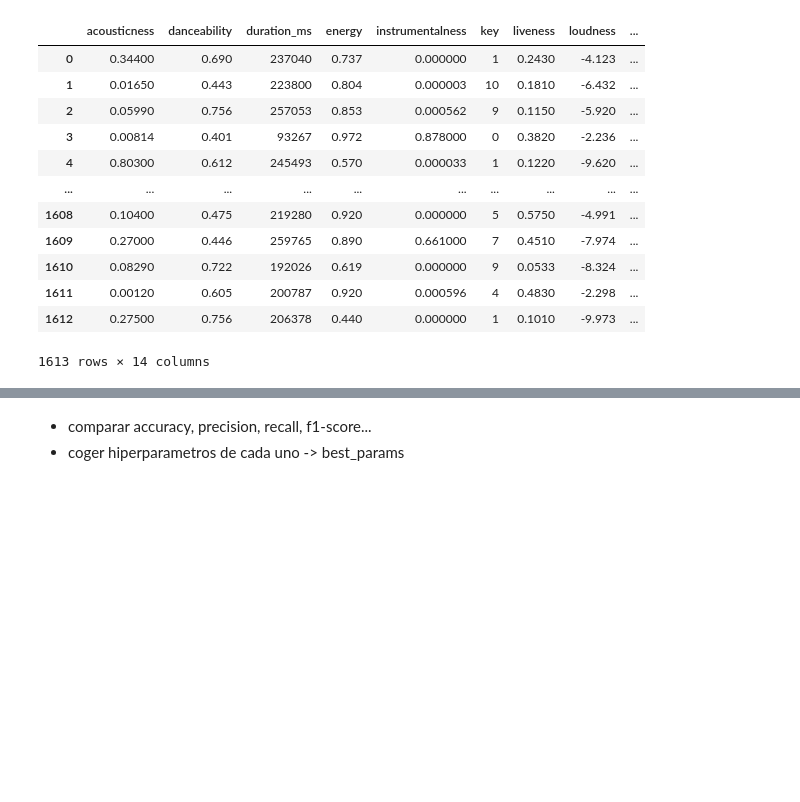
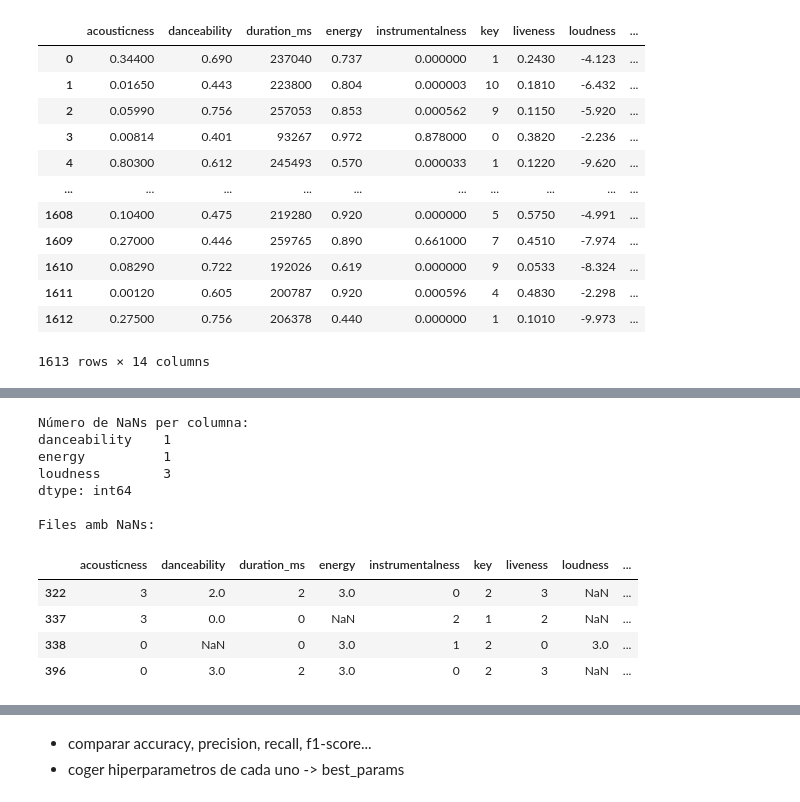
Before and after one commit to laranyeta/APC-Kaggle, a Jupyter notebook: APC_Kaggle_SpotifySongAttributes.ipynb, the cells around one changed output, grey strips where cells are left out. Saved outputs shown, nothing was run; the diff lists cells and outputs as text; code cells hidden in the pictures; blank space fills up the shorter version.

```diff
--- a/APC_Kaggle_SpotifySongAttributes.ipynb
+++ b/APC_Kaggle_SpotifySongAttributes.ipynb
@@ -296,0 +290,25 @@ TypeError: float() argument must be a string or a real number, not 'pandas._libs
+# %%
+# Contar NaN por columna
+nans = X_test.isna().sum()
+nans = nans[nans > 0]
+print("Número de NaNs per columna:")
+print(nans)
+
+print("\nFiles amb NaNs:")
+
+rows_with_nans = X_test[X_test.isna().any(axis=1)]
+index_nans=rows_with_nans.index
+rows_with_nans
+# %% [output]
+Número de NaNs per columna:
+danceability    1
+energy          1
+loudness        3
+dtype: int64
+
+Files amb NaNs:
+|  | acousticness | danceability | duration_ms | energy | instrumentalness | key | liveness | loudness | ... |
+| 322 | 3 | 2.0 | 2 | 3.0 | 0 | 2 | 3 | NaN | ... |
+| 337 | 3 | 0.0 | 0 | NaN | 2 | 1 | 2 | NaN | ... |
+| 338 | 0 | NaN | 0 | 3.0 | 1 | 2 | 0 | 3.0 | ... |
+| 396 | 0 | 3.0 | 2 | 3.0 | 0 | 2 | 3 | NaN | ... |
```
Also changed, not shown: parts of 16 cells of this notebook.
